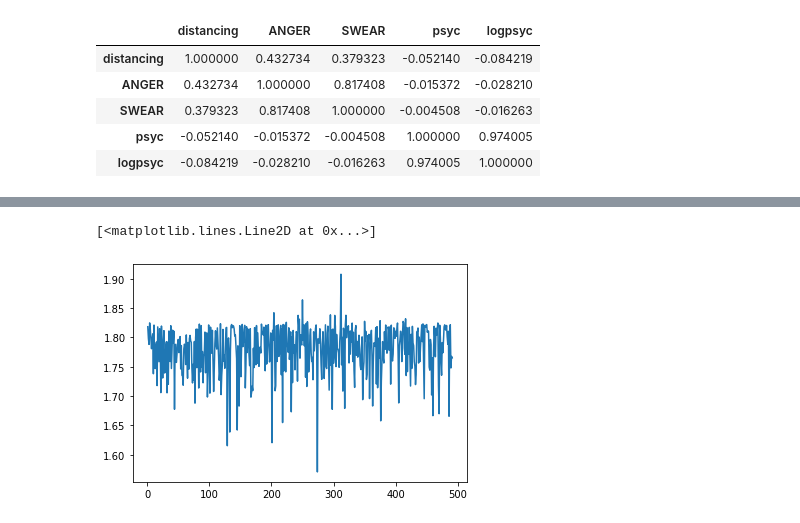
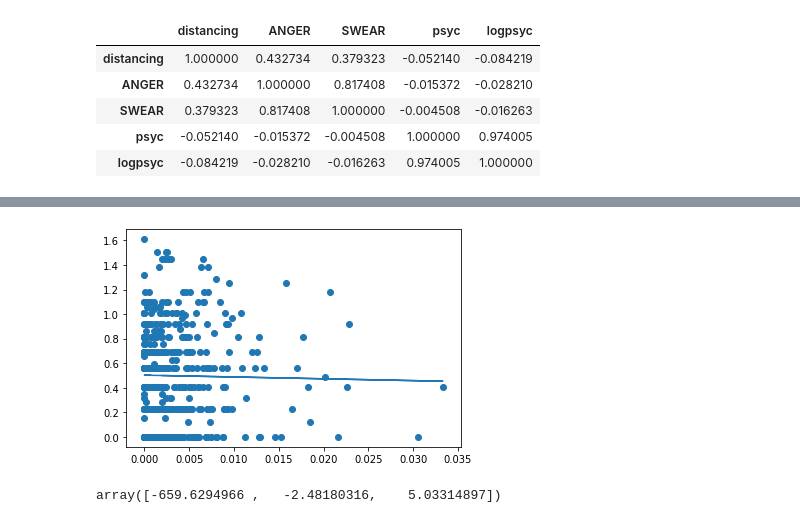
Before and after one commit to poimgs/Psych_Path, a Jupyter notebook: dark triad/Dark triad model.ipynb, the cells around one changed output, grey strips where cells are left out. Drawn from its saved outputs; the diff is of its cells as text; code cells hidden in the pictures.

```diff
--- a/dark triad/Dark triad model.ipynb
+++ b/dark triad/Dark triad model.ipynb
@@ -129,9 +147,21 @@ y = our_model_df['psyc']
+# %%
+X_scatter = df[['SWEAR']]
+y_scatter = df['logpsyc']
+
+reg.fit(X_scatter, y_scatter)
+y_predictions = reg.predict(X_scatter)
+
+plt.plot(X_scatter, y_predictions)
+plt.scatter(X_scatter, y_scatter)
+plt.show()
+# %% [output]
+[figure, added]
 # %%
 from sklearn.linear_model import LinearRegression
 reg = LinearRegression()
 reg.fit(X,y)
 predictions = reg.predict(X)
-plt.plot(range(1,492), predictions)
+
+reg.coef_
 # %% [output]
-[<matplotlib.lines.Line2D at 0x...>]
+array([-659.6294966 ,   -2.48180316,    5.03314897])
-[figure, removed]
```
Also changed, not shown: parts of 2 cells of this notebook, 4 other files.
